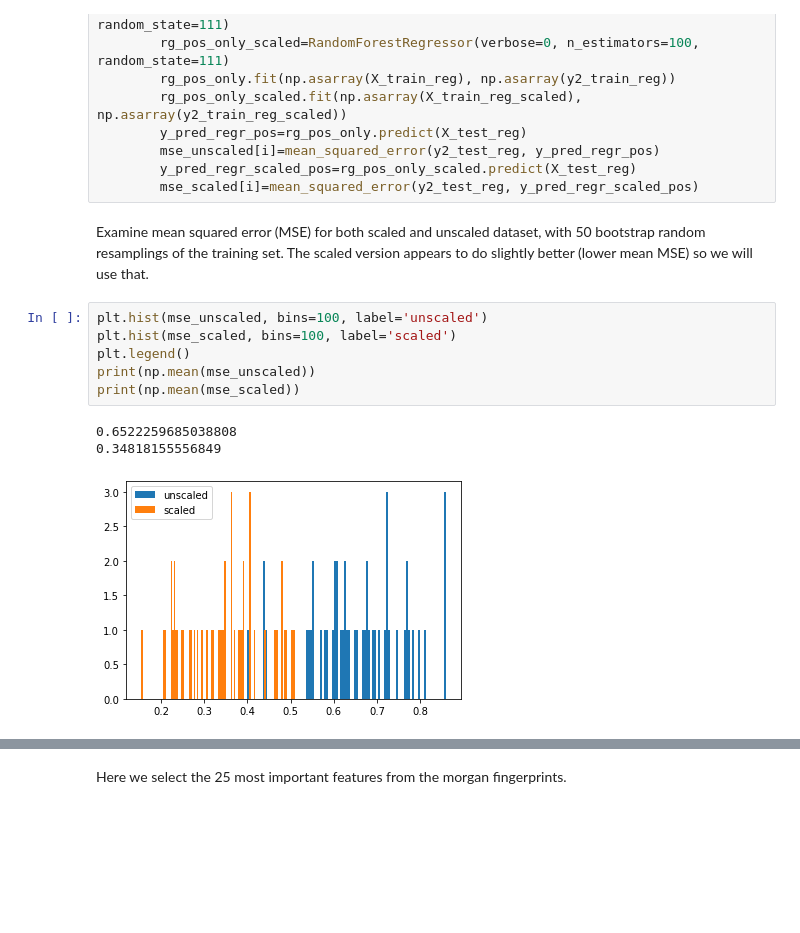
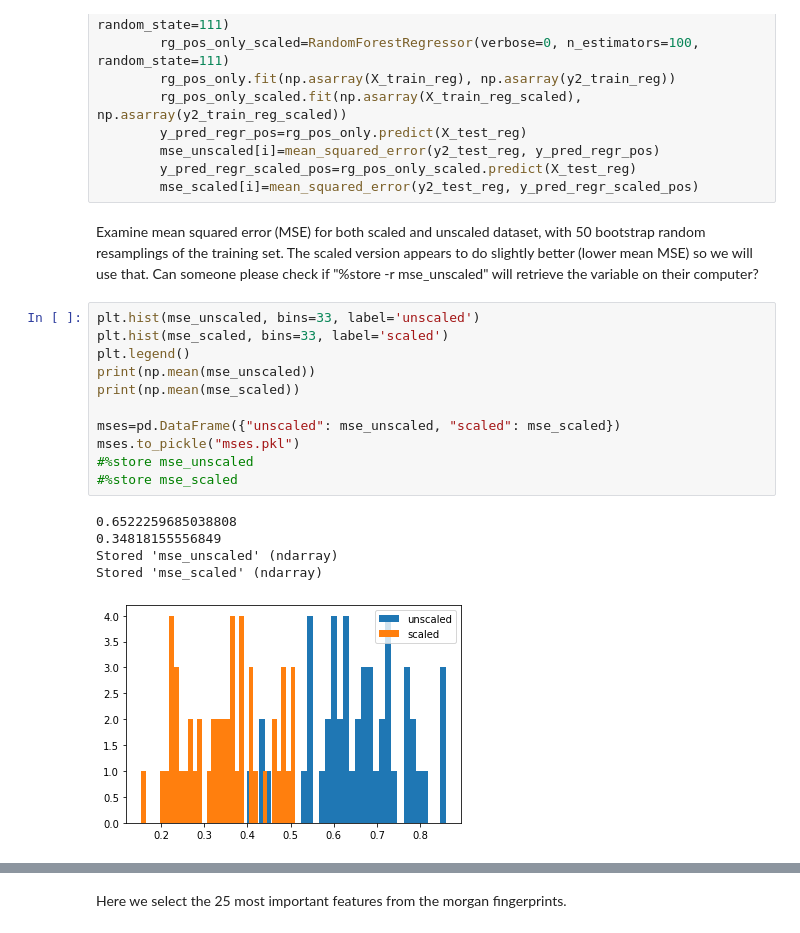
Before and after one commit to srensi/tmprss2, a Jupyter notebook: notebooks/random_forest_clean.ipynb, the cells around one changed output, grey strips where cells are left out. Saved outputs shown, nothing was run; the diff lists cells and outputs as text; blank space fills up the shorter version.

Commit message:
store mses and plot predicted ac values

```diff
--- a/notebooks/random_forest_clean.ipynb
+++ b/notebooks/random_forest_clean.ipynb
@@ -188,14 +224,21 @@ for i in range(n_bootstrap):
         y_pred_regr_scaled_pos=rg_pos_only_scaled.predict(X_test_reg)
         mse_scaled[i]=mean_squared_error(y2_test_reg, y_pred_regr_scaled_pos)
 # %% [markdown]
-Examine mean squared error (MSE) for both scaled and unscaled dataset, with 50 bootstrap random resamplings of the training set.  The scaled version appears to do slightly better (lower mean MSE) so we will use that.
+Examine mean squared error (MSE) for both scaled and unscaled dataset, with 50 bootstrap random resamplings of the training set.  The scaled version appears to do slightly better (lower mean MSE) so we will use that.  Can someone please check if "%store -r mse_unscaled" will retrieve the variable on their computer?
 # %%
-plt.hist(mse_unscaled, bins=100, label='unscaled')
-plt.hist(mse_scaled, bins=100, label='scaled')
+plt.hist(mse_unscaled, bins=33, label='unscaled')
+plt.hist(mse_scaled, bins=33, label='scaled')
 plt.legend()
 print(np.mean(mse_unscaled))
 print(np.mean(mse_scaled))
+
+mses=pd.DataFrame({"unscaled": mse_unscaled, "scaled": mse_scaled})
+mses.to_pickle("mses.pkl")
+#%store mse_unscaled
+#%store mse_scaled
 # %% [output]
 0.6522259685038808
 0.34818155556849
+Stored 'mse_unscaled' (ndarray)
+Stored 'mse_scaled' (ndarray)
-[figure, old version]
+[figure, new version]
```
Also changed, not shown: parts of 12 cells of this notebook.
